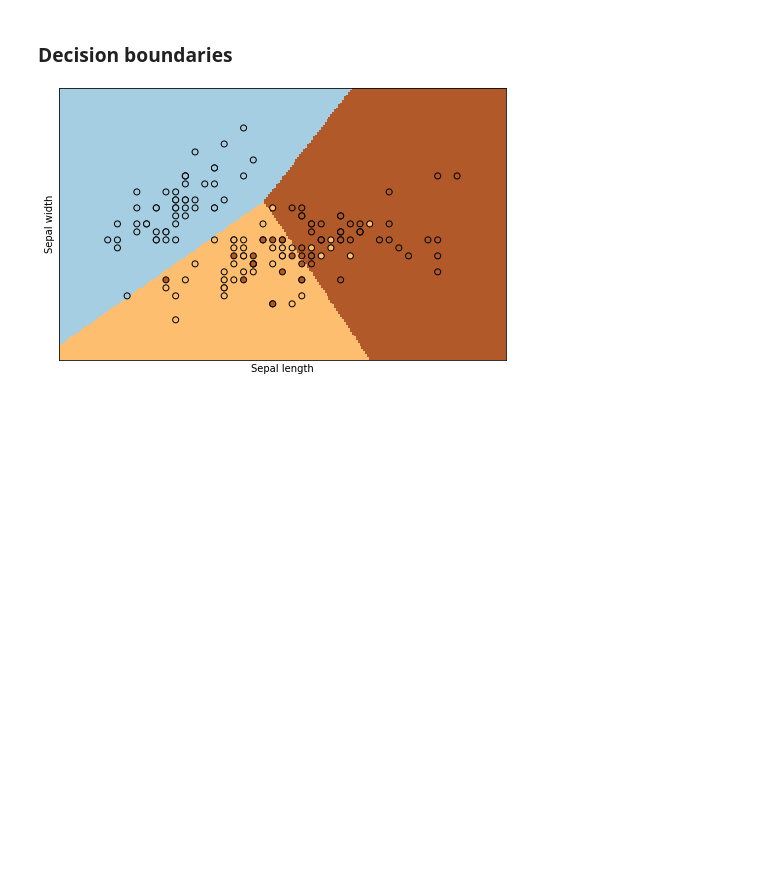
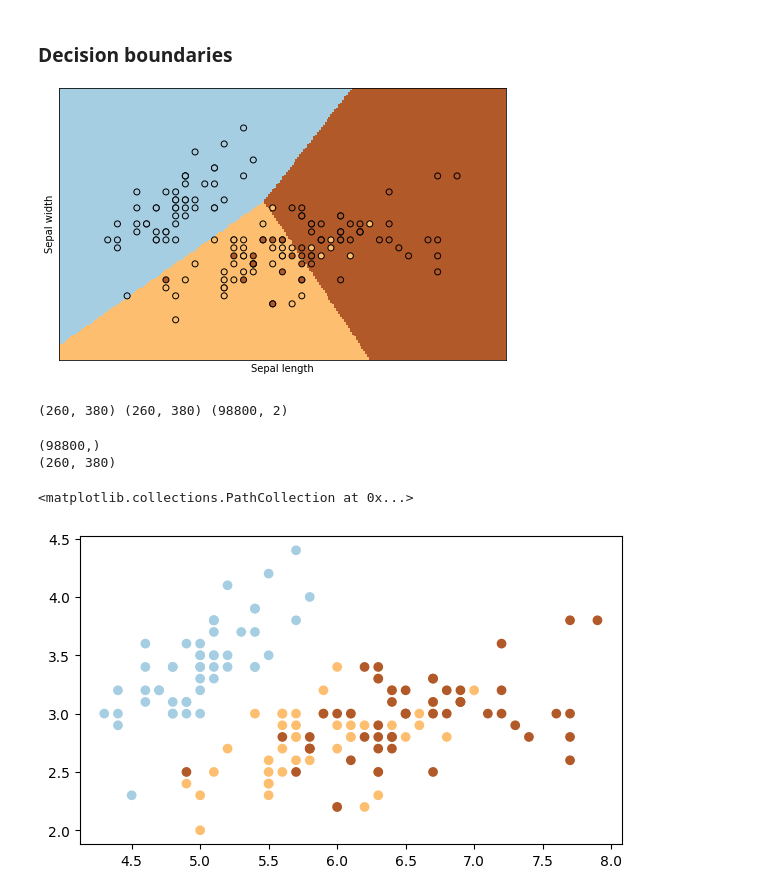
Before and after one commit to rubenfonnegra/ML_J10, a Jupyter notebook: Sem_2/Linear_Logistic_Reg.ipynb, the cells around one changed output. Saved outputs shown, nothing was run; the diff lists cells and outputs as text; code cells hidden in the pictures; blank space fills up the shorter version.

Commit message:
Updated linear and logistic reg

```diff
--- a/Sem_2/Linear_Logistic_Reg.ipynb
+++ b/Sem_2/Linear_Logistic_Reg.ipynb
@@ -123,13 +131,29 @@ logistic_regression.fit ( _ , _ ) #(#muestras, #caracteristicas)
 ![front_decision.png](embedded-picture-1)
 # %%
 # Valores minimos y maximos para crear el grid de las fronteras de decision
-x_min, x_max = x[:, 0].min(), x[:, 0].max()
-y_min, y_max = x[:, 1].min(), x[:, 1].max()
+h_min, h_max = iris_x[:, 0].min(), iris_x[:, 0].max()
+v_min, v_max = iris_x[:, 1].min(), iris_x[:, 1].max()
 
 # Crear el grid de las fronteras de decision
-x_grid, y_grid = np.meshgrid(np.arange(x_min, x_max, 0.01), np.arange(y_min, y_max, 0.01))
+h_grid, v_grid = np.meshgrid(np.arange(h_min-0.1, h_max+0.1, 0.01), np.arange(v_min-0.1, v_max+0.1, 0.01))
 
 # Predecir los valores del grid
-predictions = logistic_regression.predict(np.c_[x_grid.ravel(), y_grid.ravel()])
-print (predictions.shape)
+pred_samples = np.c_[h_grid.ravel(), v_grid.ravel()]
+print (h_grid.shape, v_grid.shape, pred_samples.shape)
+# %% [output]
+(260, 380) (260, 380) (98800, 2)
+# %%
+predictions = logistic_regression.predict(pred_samples)
+print (predictions.shape)
+predictions = predictions.reshape(h_grid.shape)
+print (predictions.shape)
+# %% [output]
+(98800,)
+(260, 380)
+# %%
+_, ax = plt.subplots(figsize=(7,4))
+ax.scatter(iris_x[:, 0], iris_x[:, 1], c=iris_y, cmap='Paired')
+# %% [output]
+<matplotlib.collections.PathCollection at 0x...>
+[figure, added]
 # %%
```
Also changed, not shown: parts of 4 cells of this notebook.
